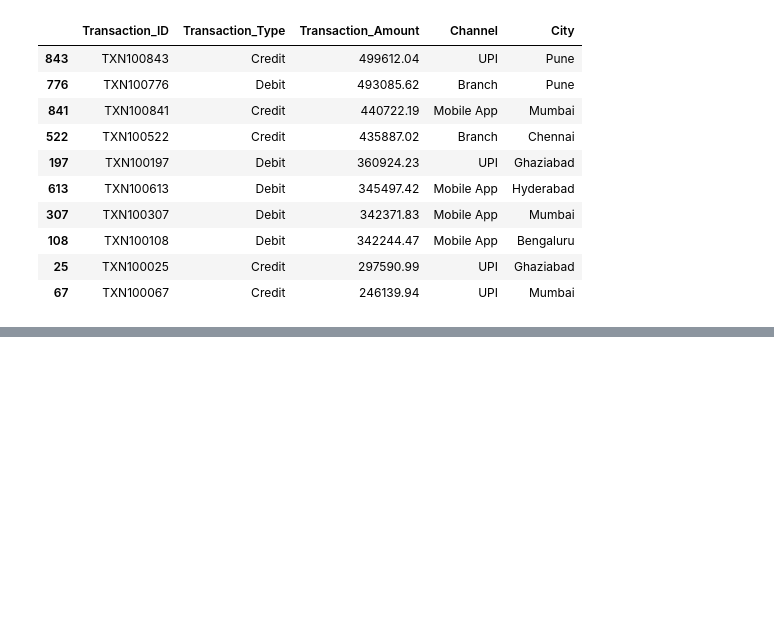
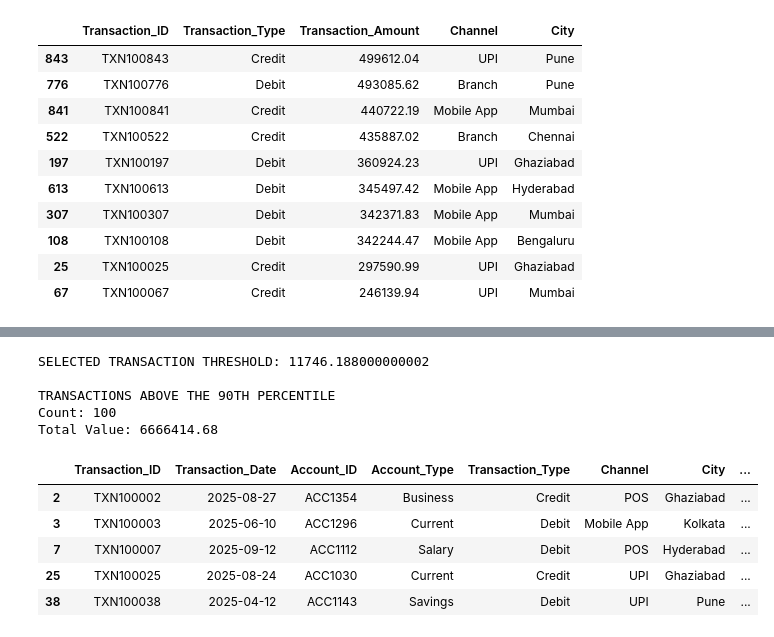
Before and after one commit to Lakshya-Pundhir/HCL-traning-project, a Jupyter notebook: Untitled2.ipynb, the cells around one changed output, grey strips where cells are left out. Drawn from its saved outputs; the diff is of its cells as text; code cells hidden in the pictures; blank space fills up the shorter version.

```diff
--- a/Untitled2.ipynb
+++ b/Untitled2.ipynb
@@ -127,29 +98,23 @@ STANDARDIZED COLUMN NAMES:
 # %%
 # ------------------------------------------------------------
-# 2. FIND AND HANDLE MISSING TRANSACTION AMOUNTS
+# 2. FIND AND HANDLE MISSING TRANSACTION AMOUNTS (FR-02)
 # ------------------------------------------------------------
 
-df["Transaction_Amount"] = pd.to_numeric(
-    df["Transaction_Amount"]
-    .astype("string")
-    .str.replace(r"[₹,$,\s]", "", regex=True),
-    errors="coerce"
+df['Transaction_Amount'] = pd.to_numeric(
+    df['Transaction_Amount'].astype('string').str.replace(r'[₹,$,\s]', '', regex=True),
+    errors='coerce'
 )
 
-missing_amounts = df["Transaction_Amount"].isnull().sum()
+missing_amounts = df['Transaction_Amount'].isnull().sum()
+print('MISSING TRANSACTION AMOUNTS:', missing_amounts)
 
-print("\nMISSING TRANSACTION AMOUNTS:", missing_amounts)
+if df['Transaction_Amount'].notna().sum() == 0:
+    raise ValueError('All transaction amounts are missing.')
 
-if df["Transaction_Amount"].notna().sum() == 0:
-    raise ValueError("All transaction amounts are missing.")
+median_amount = df['Transaction_Amount'].median()
+df['Transaction_Amount'] = df['Transaction_Amount'].fillna(median_amount)
 
-median_amount = df["Transaction_Amount"].median()
-
-df["Transaction_Amount"] = df[
-    "Transaction_Amount"
-].fillna(median_amount)
-
-print("Missing amounts handled using median:", median_amount)
+print('Missing amounts handled using median:', median_amount)
 # %% [output]
 MISSING TRANSACTION AMOUNTS: 30
 Missing amounts handled using median: 3581.51
@@ -545,4 +412,32 @@ TRANSACTION AMOUNT BANDS:
 | 2 | High | 233 | 1121215.49 |
 | 3 | Very High | 249 | 7943038.96 |
+# %%
+# ------------------------------------------------------------
+# 14. NUMPY BOOLEAN INDEXING THRESHOLD FILTERING (FR-14)
+# ------------------------------------------------------------
+
+threshold = np.percentile(df['Amount_Abs'], 90)
+print('SELECTED TRANSACTION THRESHOLD:', threshold)
+
+# Isolate transactions above 90th percentile using Boolean indexing
+above_threshold_mask = (df['Amount_Abs'] > threshold).to_numpy()
+transactions_above_threshold = df[above_threshold_mask]
+
+print('\nTRANSACTIONS ABOVE THE 90TH PERCENTILE')
+print('Count:', len(transactions_above_threshold))
+print('Total Value:', transactions_above_threshold['Amount_Abs'].sum())
+display(transactions_above_threshold.head())
+# %% [output]
+SELECTED TRANSACTION THRESHOLD: 11746.188000000002
+
+TRANSACTIONS ABOVE THE 90TH PERCENTILE
+Count: 100
+Total Value: 6666414.68
+|  | Transaction_ID | Transaction_Date | Account_ID | Account_Type | Transaction_Type | Channel | City | ... |
+| 2 | TXN100002 | 2025-08-27 | ACC1354 | Business | Credit | POS | Ghaziabad | ... |
+| 3 | TXN100003 | 2025-06-10 | ACC1296 | Current | Debit | Mobile App | Kolkata | ... |
+| 7 | TXN100007 | 2025-09-12 | ACC1112 | Salary | Debit | POS | Hyderabad | ... |
+| 25 | TXN100025 | 2025-08-24 | ACC1030 | Current | Credit | UPI | Ghaziabad | ... |
+| 38 | TXN100038 | 2025-04-12 | ACC1143 | Savings | Debit | UPI | Pune | ... |
 # %%
 # ------------------------------------------------------------
```
Also changed, not shown: parts of 15 cells of this notebook, 25 other files.
